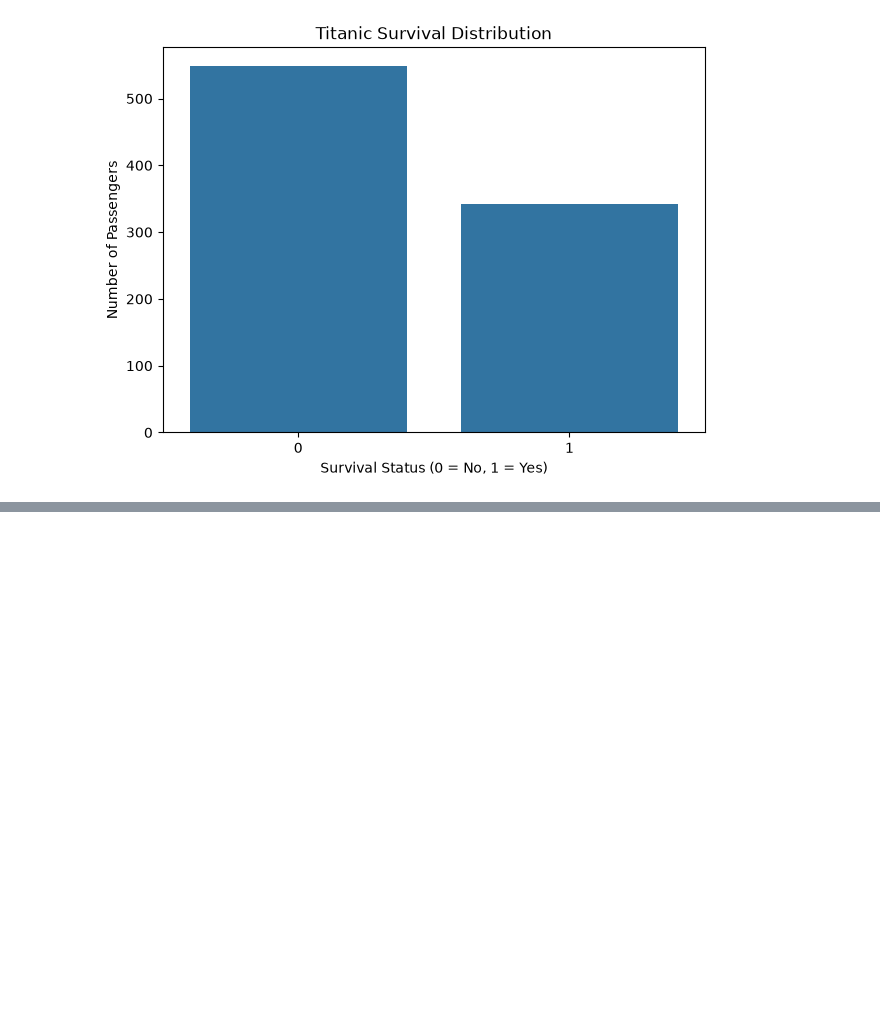
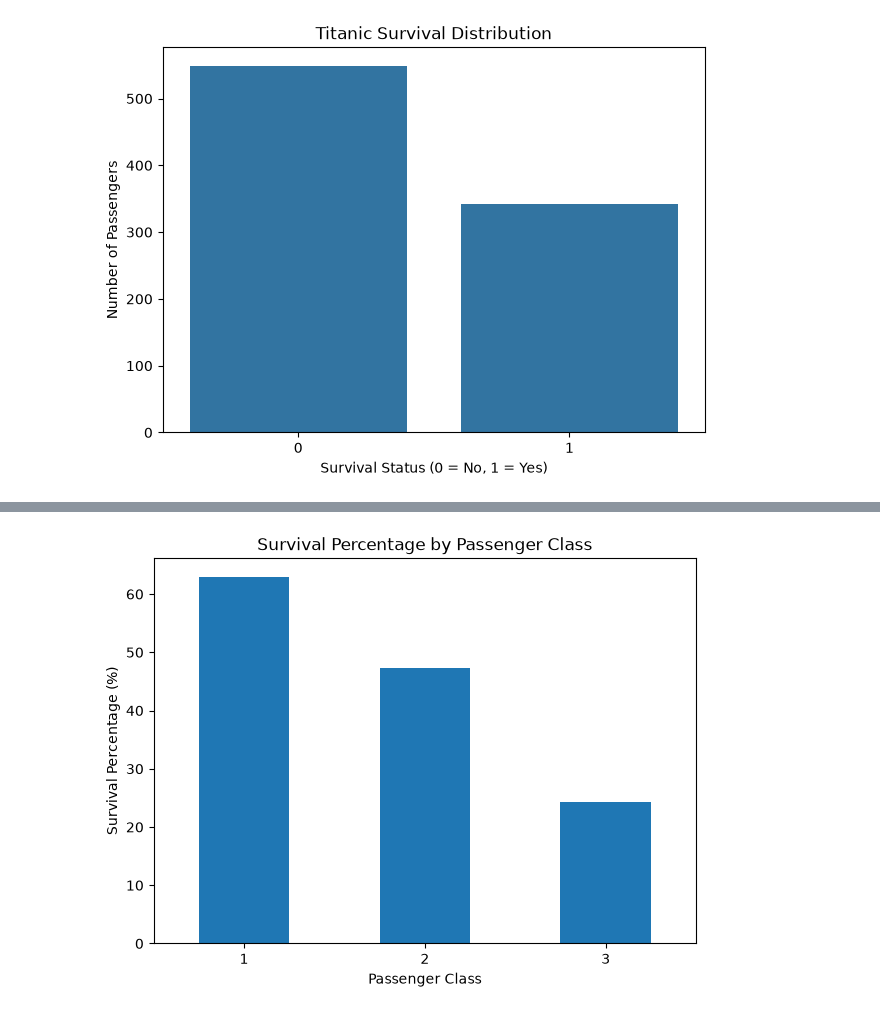
Before and after one commit to vedantparasharcs23-prog/Titanic-Explainable-AI, a Jupyter notebook: notebooks/01_EDA.ipynb, the cells around one changed output, grey strips where cells are left out. Saved outputs shown, nothing was run; the diff lists cells and outputs as text; code cells hidden in the pictures; blank space fills up the shorter version.

```diff
--- a/notebooks/01_EDA.ipynb
+++ b/notebooks/01_EDA.ipynb
@@ -195,0 +345,9 @@ plt.show()
+# %%
+#percentage
+class_survival = pd.crosstab(
+    train_df["Pclass"],
+    train_df["Survived"],
+    normalize="index"
+) * 100
+
+class_survival
@@ -195,0 +367,11 @@ plt.show()
+# %%
+#Visualize Class-wise Survival
+class_survival[1].plot(kind="bar", figsize=(7, 5))
+
+plt.title("Survival Percentage by Passenger Class")
+plt.xlabel("Passenger Class")
+plt.ylabel("Survival Percentage (%)")
+plt.xticks(rotation=0)
+plt.show()
+# %% [output]
+[figure, added]
```
Also changed, not shown: parts of 44 cells of this notebook.
